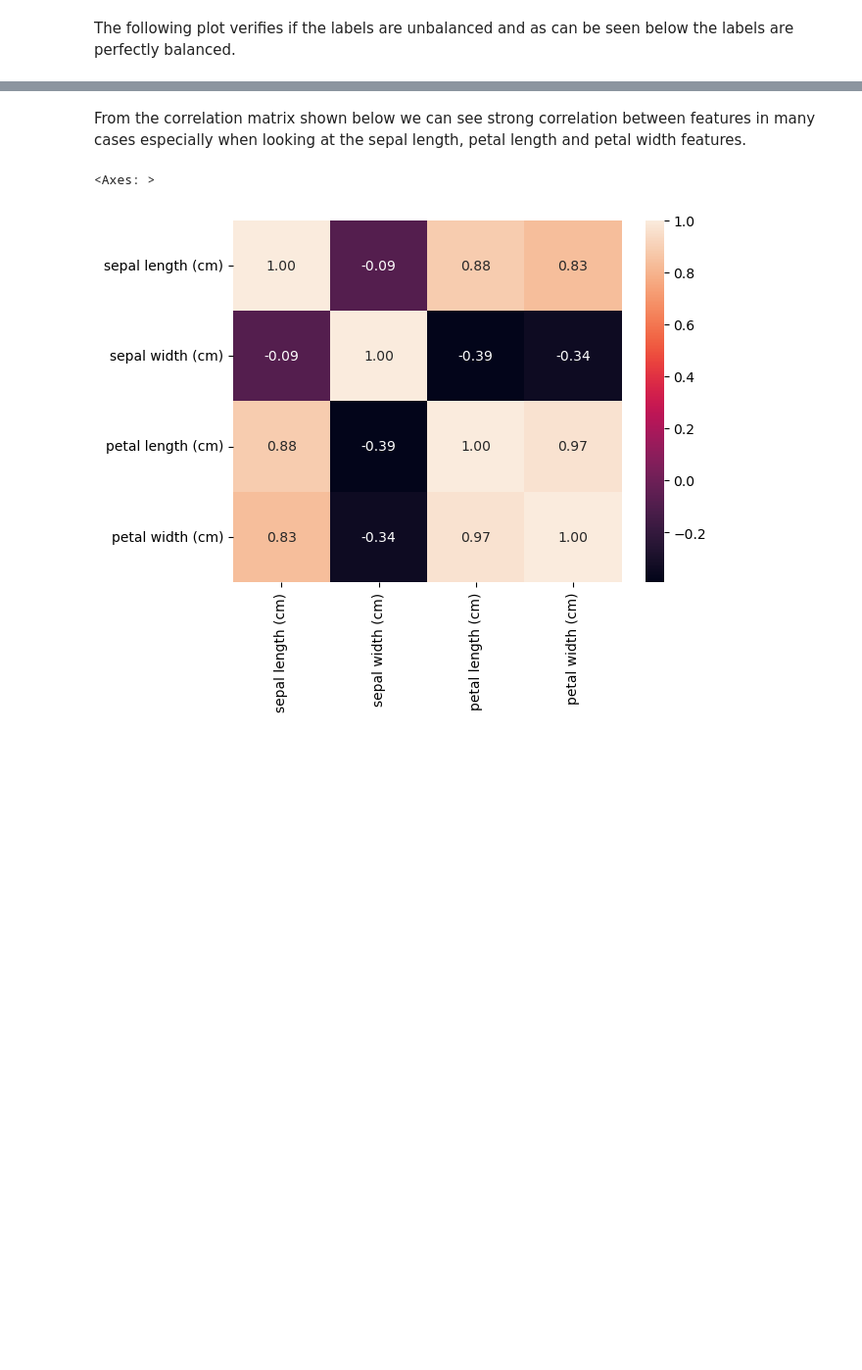
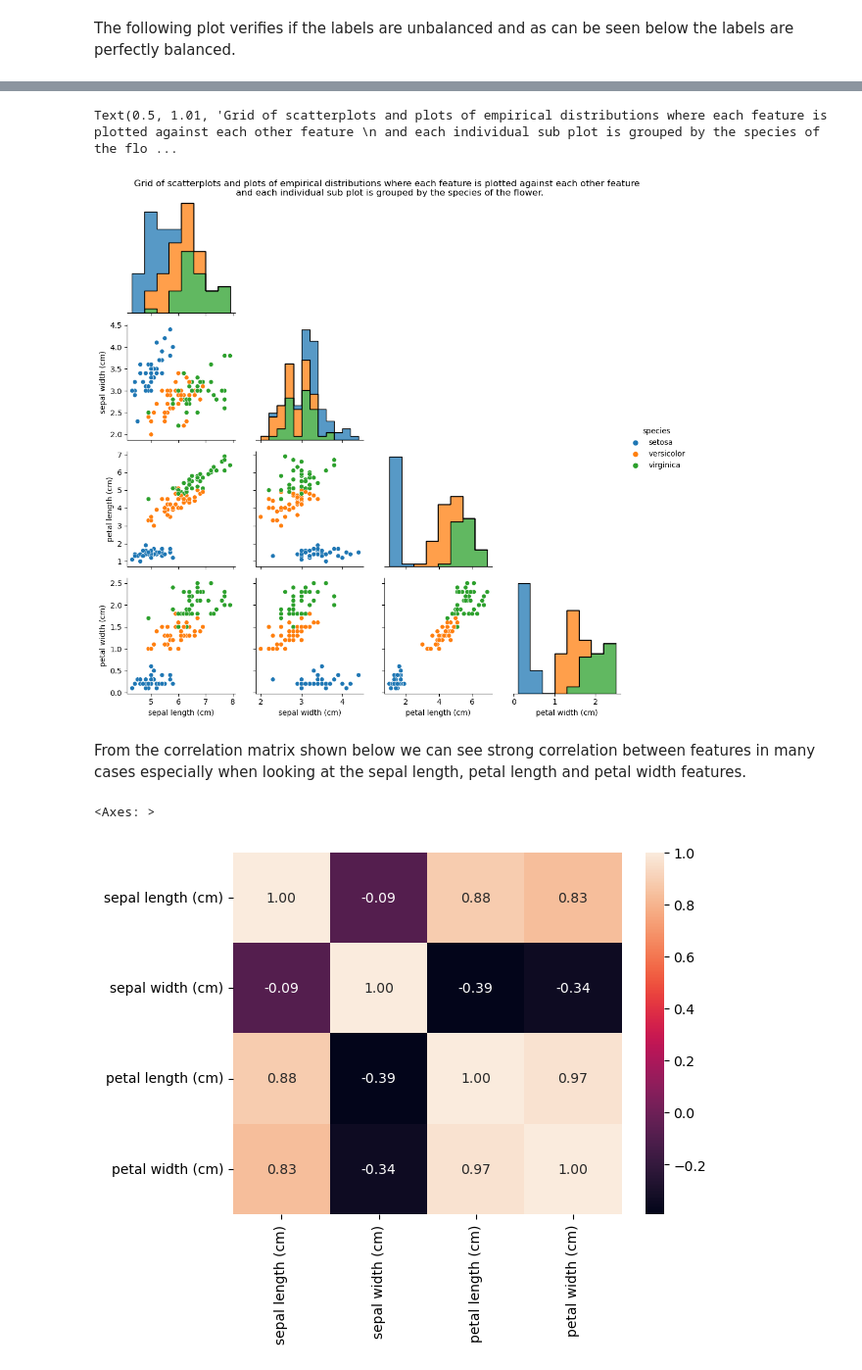
Before and after one commit to marwyn-the-developer/ml-construction, a Jupyter notebook: eda.ipynb, the cells around one changed output, grey strips where cells are left out. Shown at 98% size. Drawn from its saved outputs; the diff is of its cells as text; code cells hidden in the pictures; blank space fills up the shorter version.

```diff
--- a/eda.ipynb
+++ b/eda.ipynb
@@ -99,3 +91,12 @@ sns.jointplot(data=iris_df, x='sepal length (cm)', y='sepal width (cm)', hue='sp
+# %%
+g = sns.PairGrid(iris_df.drop(['species.code'], axis=1), diag_sharey=False, corner=True, hue="species")
+g.map_diag(sns.histplot, multiple="stack", element="step")
+g.map_offdiag(sns.scatterplot)
+g.add_legend()
+g.fig.suptitle('Grid of scatterplots and plots of empirical distributions where each feature is plotted against each other feature \n and each individual sub plot is grouped by the species of the flower.', y=1.01)
+# %% [output]
+Text(0.5, 1.01, 'Grid of scatterplots and plots of empirical distributions where each feature is plotted against each other feature \n and each individual sub plot is grouped by the species of the flo ...
+[figure, added]
 # %% [markdown]
 From the correlation matrix shown below we can see strong correlation between features in many cases especially when looking at the sepal length, petal length and petal width features.
 # %%
```
Also changed, not shown: parts of 19 cells of this notebook, 3 other files.
